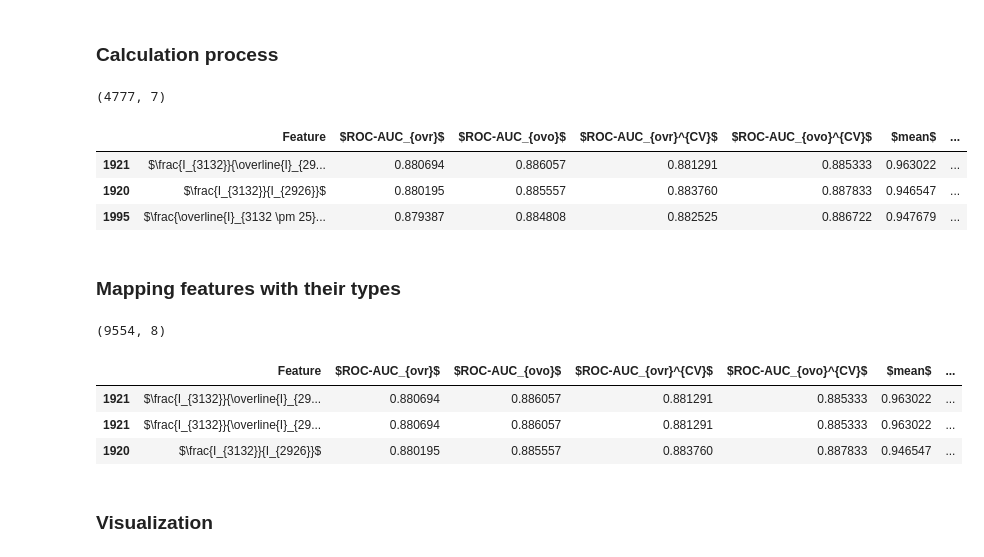
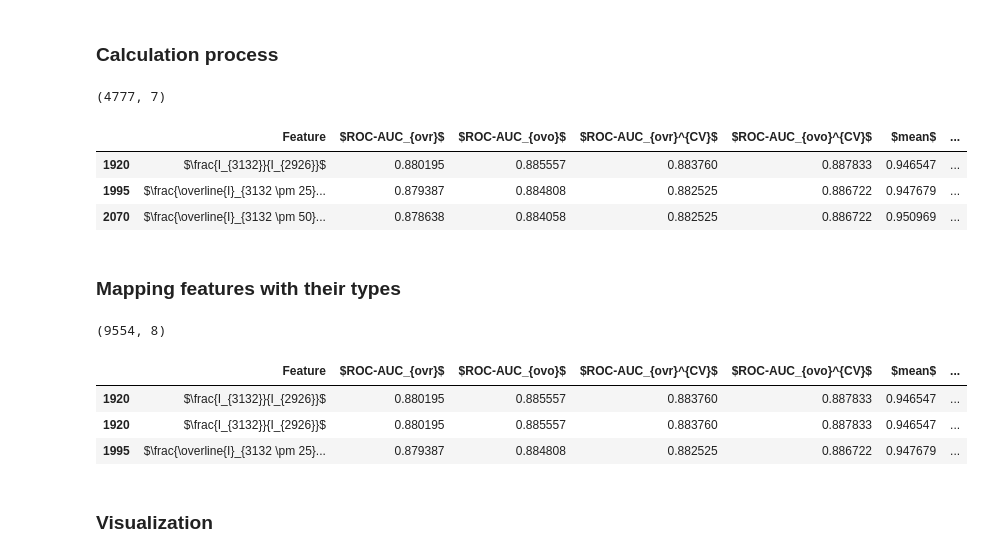
Before and after one commit to Fltvv/go-ftir-sfa, a Jupyter notebook: code/04a_modeling_lr.ipynb, the cells around one changed output. Drawn from its saved outputs; the diff is of its cells as text; code cells hidden in the pictures.

```diff
--- a/code/04a_modeling_lr.ipynb
+++ b/code/04a_modeling_lr.ipynb
@@ -214,40 +257,40 @@ df_metrics = pd.DataFrame(results)
 # %%
-df_metrics = pd.DataFrame(results)
+of_metrics_df = pd.DataFrame(results)
 
-df_metrics = df_metrics.sort_values(by=['$ROC-AUC_{ovr}$', '$ROC-AUC_{ovo}$'], ascending=[False, False])
+of_metrics_df = of_metrics_df.sort_values(by=['$ROC-AUC_{ovo}^{CV}$', '$ROC-AUC_{ovo}$'], ascending=[False, False])
 
-print(df_metrics.shape)
-df_metrics.head(3)
+print(of_metrics_df.shape)
+of_metrics_df.head(3)
 # %% [output]
 (4777, 7)
 |  | Feature | $ROC-AUC_{ovr}$ | $ROC-AUC_{ovo}$ | $ROC-AUC_{ovr}^{CV}$ | $ROC-AUC_{ovo}^{CV}$ | $mean$ | ... |
-| 1921 | $\frac{I_{3132}}{\overline{I}_{29... | 0.880694 | 0.886057 | 0.881291 | 0.885333 | 0.963022 | ... |
 | 1920 | $\frac{I_{3132}}{I_{2926}}$ | 0.880195 | 0.885557 | 0.883760 | 0.887833 | 0.946547 | ... |
 | 1995 | $\frac{\overline{I}_{3132 \pm 25}... | 0.879387 | 0.884808 | 0.882525 | 0.886722 | 0.947679 | ... |
+| 2070 | $\frac{\overline{I}_{3132 \pm 50}... | 0.878638 | 0.884058 | 0.882525 | 0.886722 | 0.950969 | ... |
 # %% [markdown]
 ### Mapping features with their types
 # %%
 rows = []
 
-for _, row in df_metrics.iterrows():
+for _, row in of_metrics_df.iterrows():
     feature = row['Feature']
     feature_types = feature_to_types.get(feature, [])
 
     for feature_type in feature_types:
         row_copy = row.copy()
         row_copy['Feature_Type'] = feature_type
         rows.append(row_copy)
 
-df_metrics_expanded = pd.DataFrame(rows)
+of_metrics_expanded_df = pd.DataFrame(rows)
 
-print(df_metrics_expanded.shape)
-df_metrics_expanded.head(3)
+print(of_metrics_expanded_df.shape)
+of_metrics_expanded_df.head(3)
 # %% [output]
 (9554, 8)
 |  | Feature | $ROC-AUC_{ovr}$ | $ROC-AUC_{ovo}$ | $ROC-AUC_{ovr}^{CV}$ | $ROC-AUC_{ovo}^{CV}$ | $mean$ | ... |
-| 1921 | $\frac{I_{3132}}{\overline{I}_{29... | 0.880694 | 0.886057 | 0.881291 | 0.885333 | 0.963022 | ... |
-| 1921 | $\frac{I_{3132}}{\overline{I}_{29... | 0.880694 | 0.886057 | 0.881291 | 0.885333 | 0.963022 | ... |
 | 1920 | $\frac{I_{3132}}{I_{2926}}$ | 0.880195 | 0.885557 | 0.883760 | 0.887833 | 0.946547 | ... |
+| 1920 | $\frac{I_{3132}}{I_{2926}}$ | 0.880195 | 0.885557 | 0.883760 | 0.887833 | 0.946547 | ... |
+| 1995 | $\frac{\overline{I}_{3132 \pm 25}... | 0.879387 | 0.884808 | 0.882525 | 0.886722 | 0.947679 | ... |
 # %% [markdown]
 ### Visualization
 # %%
```
Also changed, not shown: parts of 42 cells of this notebook, 3 other files.
